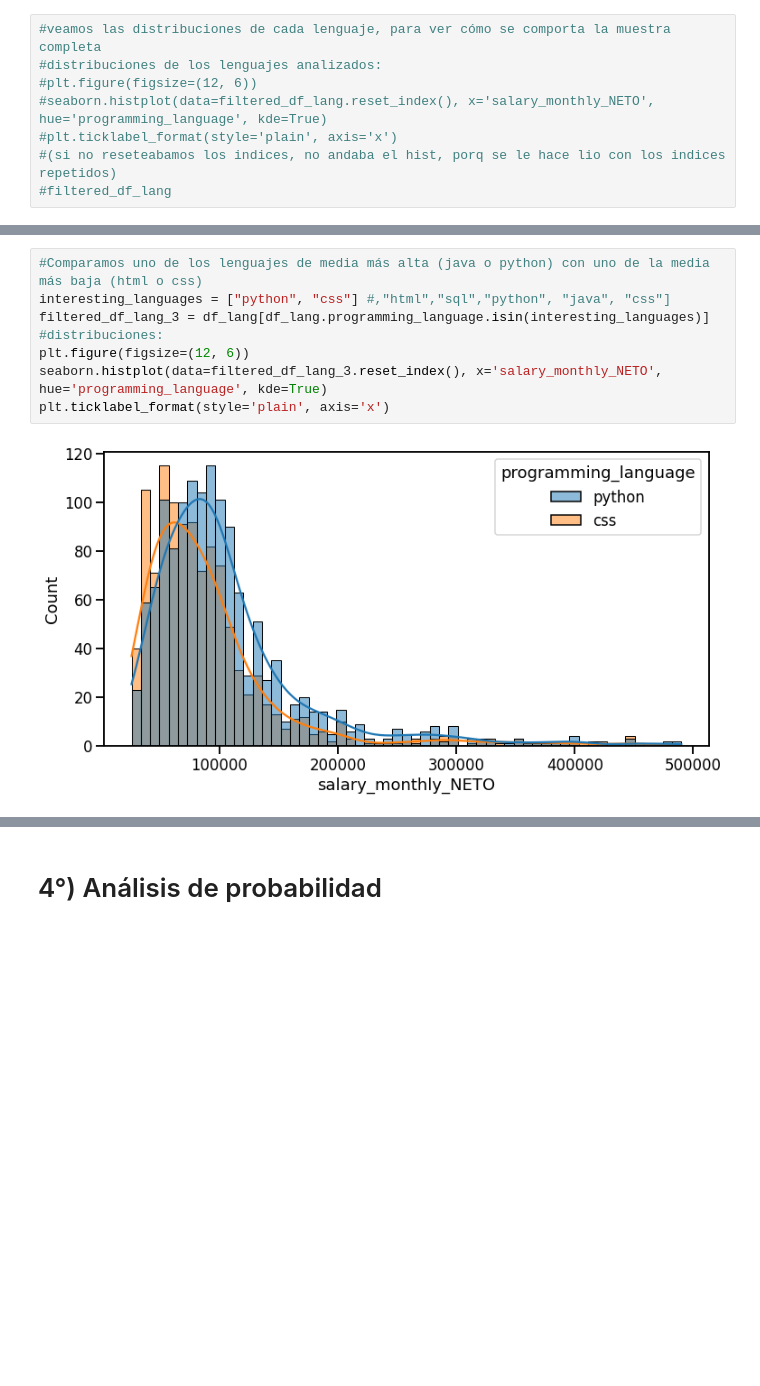
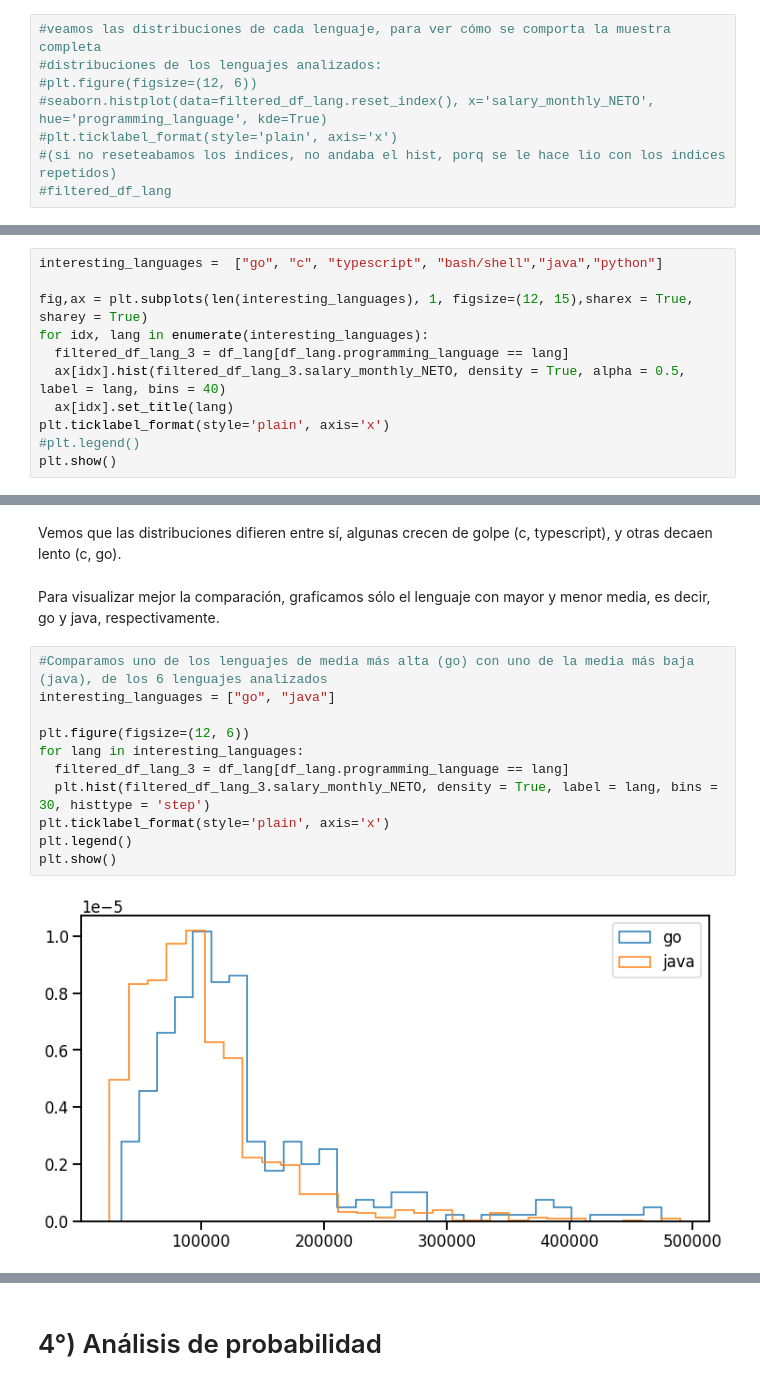
Before and after one commit to elerufe/DiploDatosFaMAF, a Jupyter notebook: AyVD/G25_Entregable_AyVD_Parte_1.ipynb, the cells around one changed output, grey strips where cells are left out. Drawn from its saved outputs; the diff is of its cells as text; blank space fills up the shorter version.

```diff
--- a/AyVD/G25_Entregable_AyVD_Parte_1.ipynb
+++ b/AyVD/G25_Entregable_AyVD_Parte_1.ipynb
@@ -417,0 +473,11 @@ Vemos que estadísticamente son muy parecidas estas dos muestras.
+# %%
+interesting_languages =  ["go", "c", "typescript", "bash/shell","java","python"]
+
+fig,ax = plt.subplots(len(interesting_languages), 1, figsize=(12, 15),sharex = True, sharey = True)
+for idx, lang in enumerate(interesting_languages):
+  filtered_df_lang_3 = df_lang[df_lang.programming_language == lang]
+  ax[idx].hist(filtered_df_lang_3.salary_monthly_NETO, density = True, alpha = 0.5, label = lang, bins = 40)
+  ax[idx].set_title(lang)
+plt.ticklabel_format(style='plain', axis='x')
+#plt.legend()
+plt.show()
@@ -418,11 +486,18 @@ Vemos que estadísticamente son muy parecidas estas dos muestras.
+# %% [markdown]
+Vemos que las distribuciones difieren entre sí, algunas crecen de golpe (c, typescript), y otras decaen lento (c, go).
+# %% [markdown]
+Para visualizar mejor la comparación, graficamos sólo el lenguaje con mayor y menor media, es decir, go y java, respectivamente.
 # %%
-#Comparamos uno de los lenguajes de media más alta (java o python) con uno de la media más baja (html o css)
-interesting_languages = ["python", "css"] #,"html","sql","python", "java", "css"]
-filtered_df_lang_3 = df_lang[df_lang.programming_language.isin(interesting_languages)]
-#distribuciones:
+#Comparamos uno de los lenguajes de media más alta (go) con uno de la media más baja (java), de los 6 lenguajes analizados
+interesting_languages = ["go", "java"]
+
 plt.figure(figsize=(12, 6))
-seaborn.histplot(data=filtered_df_lang_3.reset_index(), x='salary_monthly_NETO', hue='programming_language', kde=True)
+for lang in interesting_languages:
+  filtered_df_lang_3 = df_lang[df_lang.programming_language == lang]
+  plt.hist(filtered_df_lang_3.salary_monthly_NETO, density = True, label = lang, bins = 30, histtype = 'step')
 plt.ticklabel_format(style='plain', axis='x')
+plt.legend()
+plt.show()
 # %% [output]
-[figure, old version]
+[figure, new version]
 # %% [markdown]
```
Also changed, not shown: parts of 78 cells of this notebook.
